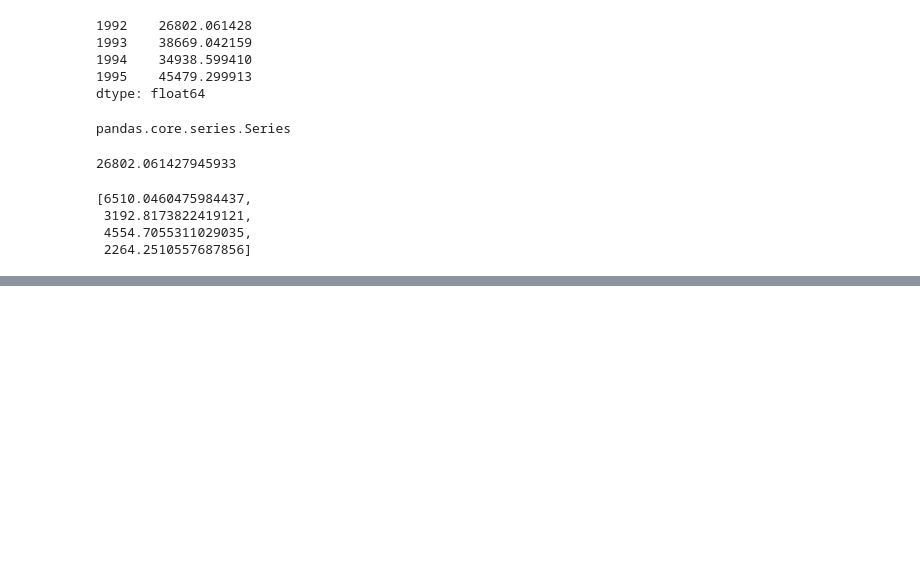
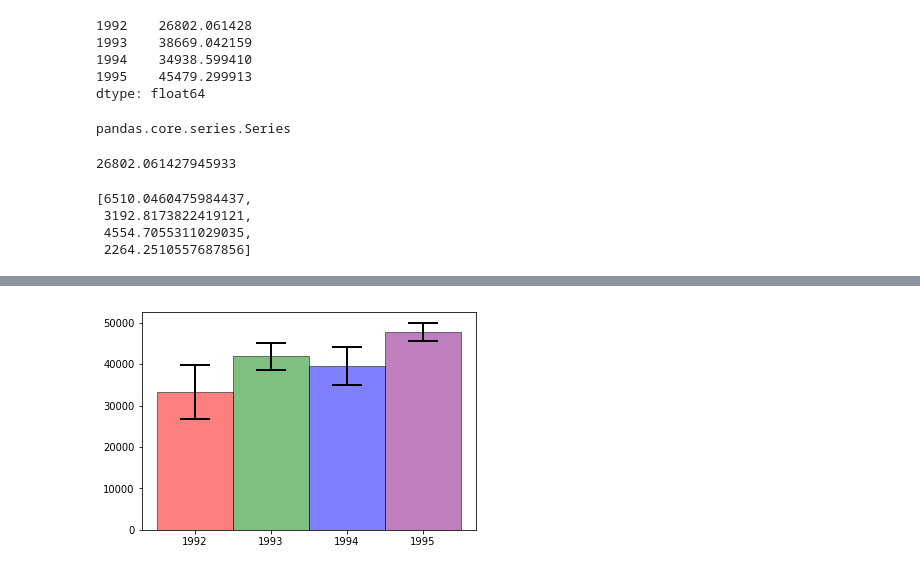
Before and after one commit to vectormars/Applied-Data-Science-with-Python, a Jupyter notebook: Course 2. Applied Plotting- Charting - Data Representation in Python/Week 3. Charting Fundamentals/Assignment3.ipynb, the cells around one changed output, grey strips where cells are left out. Cells and saved outputs as stored; diff of their text form; code cells hidden in the pictures; blank space fills up the shorter version.

```diff
--- a/Course 2. Applied Plotting- Charting - Data Representation in Python/Week 3. Charting Fundamentals/Assignment3.ipynb
+++ b/Course 2. Applied Plotting- Charting - Data Representation in Python/Week 3. Charting Fundamentals/Assignment3.ipynb
@@ -162,0 +167,9 @@ plt.show()
+# %%
+plt.figure()
+colors=["red", "green", "blue", "purple"]
+plt.bar(x, y,yerr=y_r,align='center', alpha=0.5,width =1, edgecolor='black',color=colors)
+plt.errorbar(x, y, yerr = y_r, color = 'black', ls = 'none', lw = 2, capthick = 2,capsize=15)
+plt.xticks(x)
+plt.show()
+# %% [output]
+[figure, added]
```
Also changed, not shown: parts of 2 cells of this notebook.
